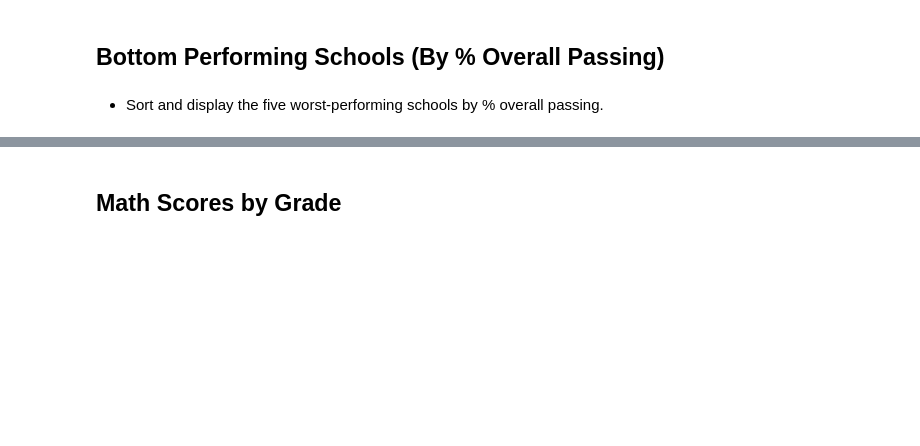
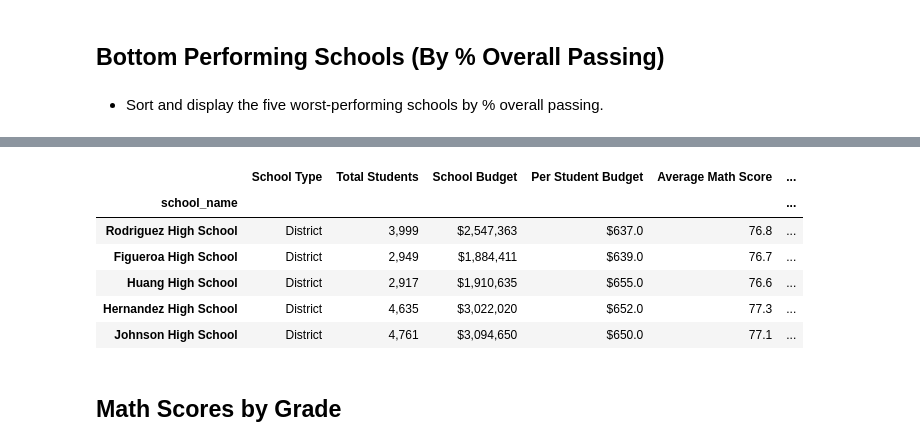
Before and after one commit to bgtaber/pandas-challenge, a Jupyter notebook: PyCitySchools copy/PyCitySchools_starter.ipynb, the cells around one changed output, grey strips where cells are left out. Cells and saved outputs as stored; diff of their text form; code cells hidden in the pictures; blank space fills up the shorter version.

```diff
--- a/PyCitySchools copy/PyCitySchools_starter.ipynb
+++ b/PyCitySchools copy/PyCitySchools_starter.ipynb
@@ -129,3 +191,23 @@ AttributeError: 'DataFrame' object has no attribute 'set_idex'
+# %%
+bottom_ranked=school_sum.nsmallest(5,'% Overall Passing')
+bottom_ranked=bottom_ranked.style.format({"Total Students":"{:,}",
+                          "School Budget":"${:,}",
+                            "Per Student Budget":"${:,}",
+                           "Average Math Score":"{:.1f}",
+                           "Average Reading Score":"{:.1f}",
+                           "% Passing Math":"{:.1%}",
+                           "% Passing Reading":"{:.1%}",
+                          "% Overall Passing":"{:.1%}"
+                                   })
+bottom_ranked
+# %% [output]
+|  | School Type | Total Students | School Budget | Per Student Budget | Average Math Score | ... |
+| school_name |  |  |  |  |  | ... |
+| Rodriguez High School | District | 3,999 | $2,547,363 | $637.0 | 76.8 | ... |
+| Figueroa High School | District | 2,949 | $1,884,411 | $639.0 | 76.7 | ... |
+| Huang High School | District | 2,917 | $1,910,635 | $655.0 | 76.6 | ... |
+| Hernandez High School | District | 4,635 | $3,022,020 | $652.0 | 77.3 | ... |
+| Johnson High School | District | 4,761 | $3,094,650 | $650.0 | 77.1 | ... |
 # %% [markdown]
 ## Math Scores by Grade
 # %% [markdown]
```
Also changed, not shown: parts of 8 cells of this notebook.
